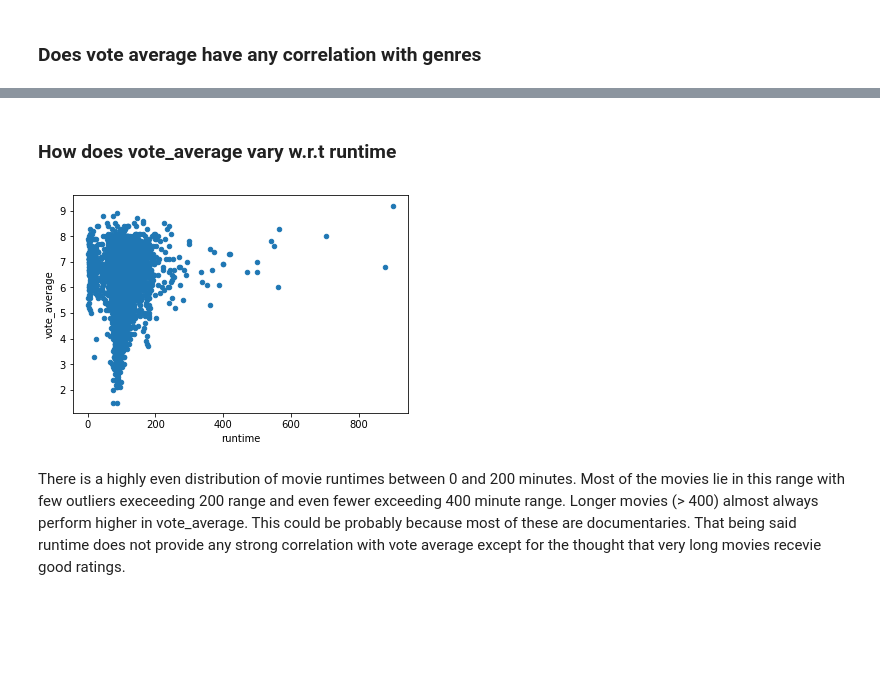
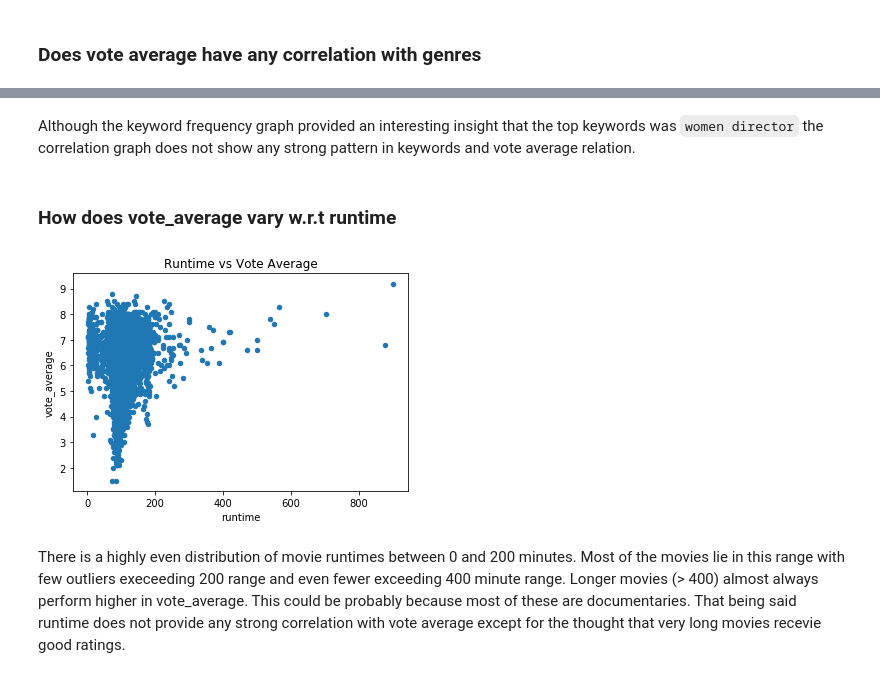
Before and after one commit to sahithiindarapu/tmdb_analysis, a Jupyter notebook: Investigate_a_Dataset.ipynb, the cells around one changed output, grey strips where cells are left out. Drawn from its saved outputs; the diff is of its cells as text; code cells hidden in the pictures; blank space fills up the shorter version.

Commit message:
Cleanup graphs and add conclusions in notebook

```diff
--- a/Investigate_a_Dataset.ipynb
+++ b/Investigate_a_Dataset.ipynb
@@ -234,6 +232,12 @@ df_movies.drop(columns=drop_columns, inplace=True, errors="ignore")
 
 # drop rows whose genres field is null
 df_movies.dropna(axis=0, how="all", subset=["genres"], inplace=True)
+
+# drop rows whose director field is null
+df_movies.dropna(axis=0, how="all", subset=["director"], inplace=True)
+
+# drop rows whose cast field is null
+df_movies.dropna(axis=0, how="all", subset=["cast"], inplace=True)
 # %%
 # drop rows whose runtime field is null
 runtime_zero = df_movies.query("runtime == 0")
@@ -458,8 +525,11 @@ While there are some directors who do consistently well with vote average there
+# %% [markdown]
+Although the keyword frequency graph provided an interesting insight that the top keywords was `women director` the correlation graph does not show any strong pattern in keywords and vote average relation.
 # %% [markdown]
 ### How does vote_average vary w.r.t runtime
 # %%
-df_movies.plot(x="runtime", y="vote_average", kind="scatter");
+df_movies.plot(x="runtime", y="vote_average", kind="scatter")
+plt.title("Runtime vs Vote Average");
 # %% [output]
-[figure, old version]
+[figure, new version]
 # %% [markdown]
 There is a highly even distribution of movie runtimes between 0 and 200 minutes. Most of the movies lie in this range with few outliers execeeding 200 range and even fewer exceeding 400 minute range. Longer movies (> 400) almost always perform higher in vote_average. This could be probably because most of these are documentaries. That being said runtime does not provide any strong correlation with vote average except for the thought that very long movies recevie good ratings.
```
Also changed, not shown: parts of 53 cells of this notebook.
